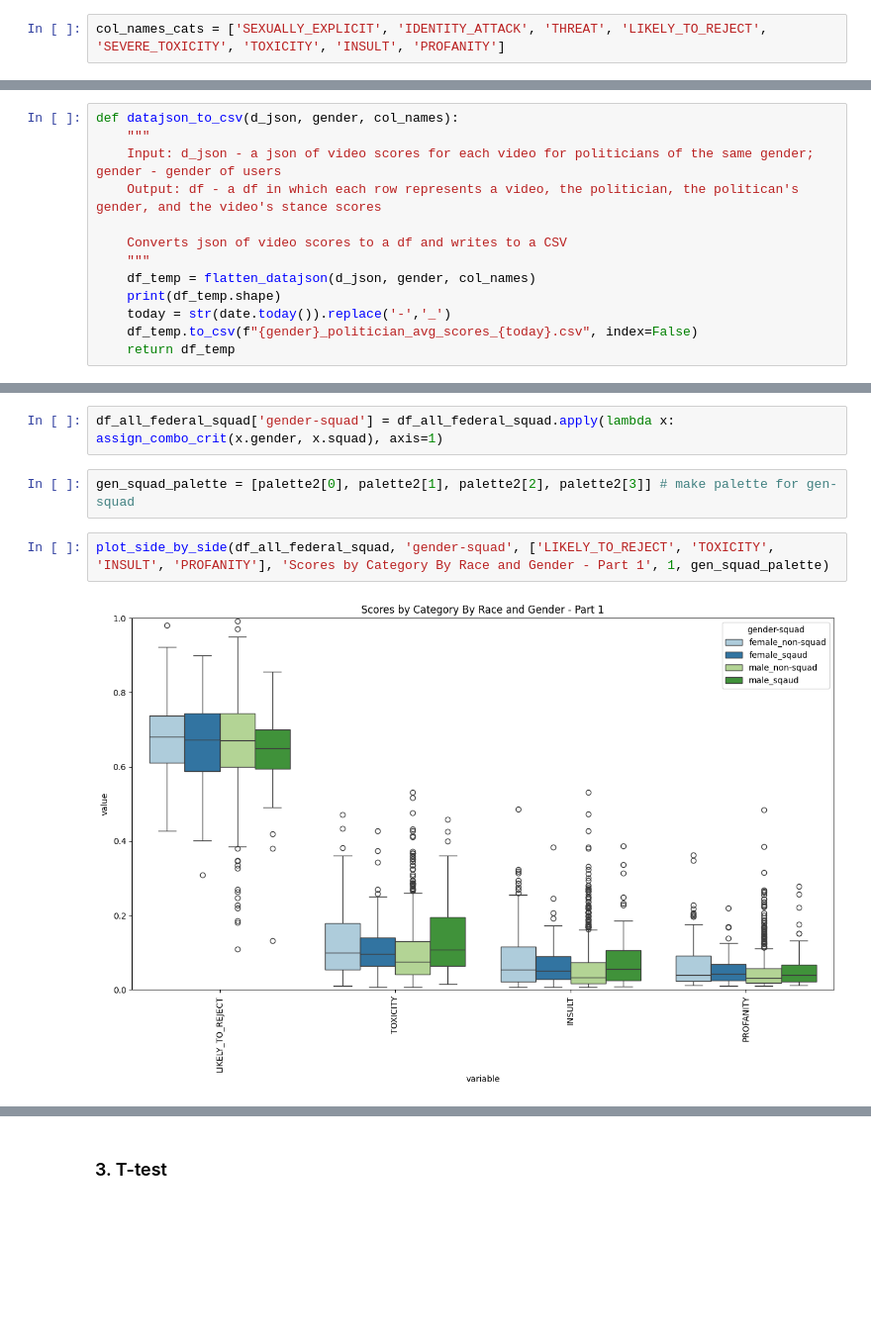
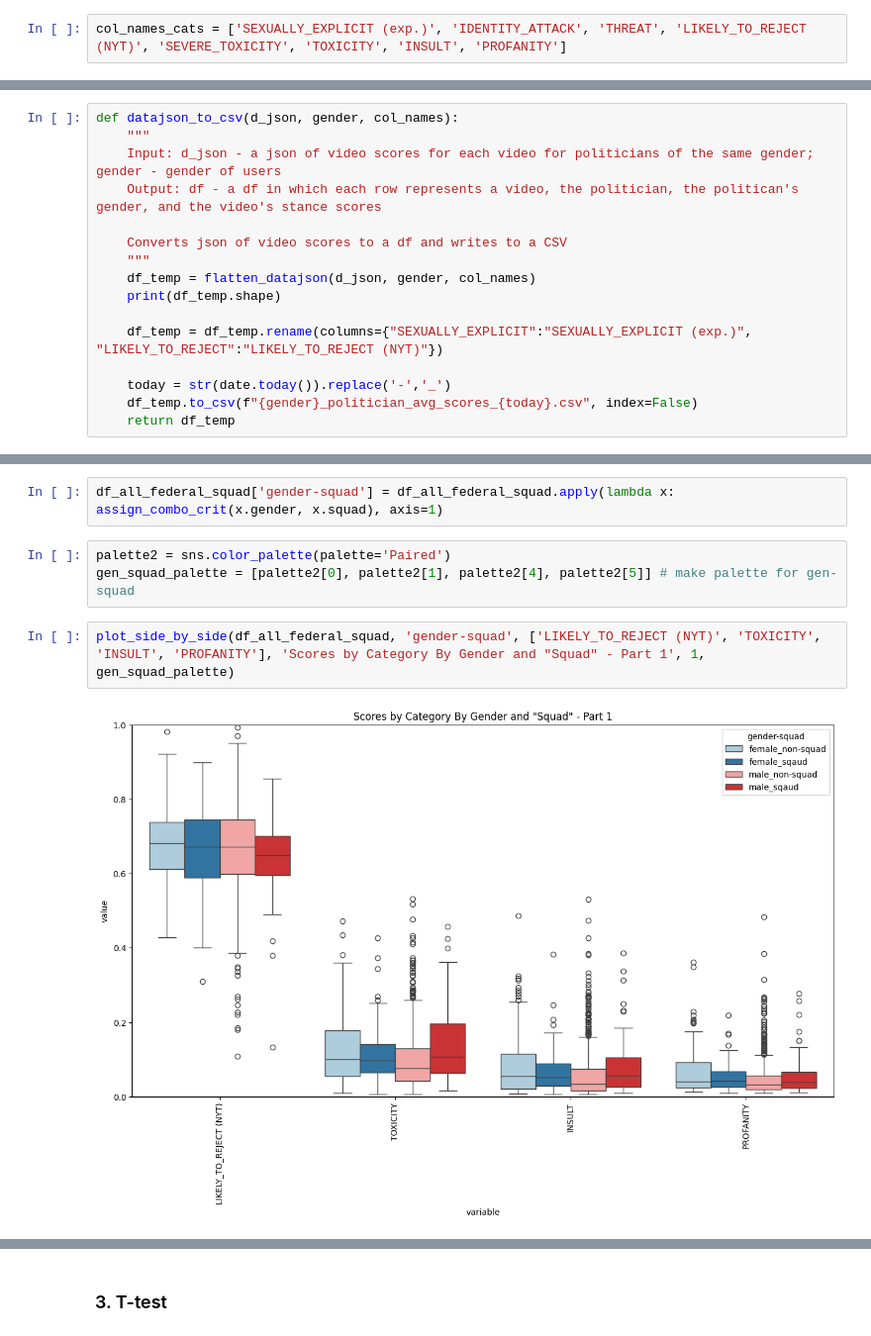
Before and after one commit to tsrogers9/CS315-proj3-group2, a Jupyter notebook: 2-analysis/stance_detection_analysis.ipynb, the cells around one changed output, grey strips where cells are left out. Shown at 99% size. Drawn from its saved outputs; the diff is of its cells as text; blank space fills up the shorter version.

```diff
--- a/2-analysis/stance_detection_analysis.ipynb
+++ b/2-analysis/stance_detection_analysis.ipynb
@@ -21,7 +21,7 @@ with open('female_data_scores.json') as inf:
 with open('male_data_scores.json') as inf:
     male_federal = json.load(inf)
 # %%
-col_names_cats = ['SEXUALLY_EXPLICIT', 'IDENTITY_ATTACK', 'THREAT', 'LIKELY_TO_REJECT', 'SEVERE_TOXICITY', 'TOXICITY', 'INSULT', 'PROFANITY']
+col_names_cats = ['SEXUALLY_EXPLICIT (exp.)', 'IDENTITY_ATTACK', 'THREAT', 'LIKELY_TO_REJECT (NYT)', 'SEVERE_TOXICITY', 'TOXICITY', 'INSULT', 'PROFANITY']
 # %%
 def flatten_datajson(d_json, gender, col_names_cats):
     """
@@ -107,6 +73,9 @@ def datajson_to_csv(d_json, gender, col_names):
     """
     df_temp = flatten_datajson(d_json, gender, col_names)
     print(df_temp.shape)
+
+    df_temp = df_temp.rename(columns={"SEXUALLY_EXPLICIT":"SEXUALLY_EXPLICIT (exp.)", "LIKELY_TO_REJECT":"LIKELY_TO_REJECT (NYT)"})
+
     today = str(date.today()).replace('-','_')
     df_temp.to_csv(f"{gender}_politician_avg_scores_{today}.csv", index=False)
     return df_temp
@@ -329,9 +286,10 @@ df_all_federal_squad = pd.concat([df_female_federal_squad, df_male_federal_squad
 # %%
 df_all_federal_squad['gender-squad'] = df_all_federal_squad.apply(lambda x: assign_combo_crit(x.gender, x.squad), axis=1)
 # %%
-gen_squad_palette = [palette2[0], palette2[1], palette2[2], palette2[3]] # make palette for gen-squad
+palette2 = sns.color_palette(palette='Paired')
+gen_squad_palette = [palette2[0], palette2[1], palette2[4], palette2[5]] # make palette for gen-squad
 # %%
-plot_side_by_side(df_all_federal_squad, 'gender-squad', ['LIKELY_TO_REJECT', 'TOXICITY', 'INSULT', 'PROFANITY'], 'Scores by Category By Race and Gender - Part 1', 1, gen_squad_palette)
+plot_side_by_side(df_all_federal_squad, 'gender-squad', ['LIKELY_TO_REJECT (NYT)', 'TOXICITY', 'INSULT', 'PROFANITY'], 'Scores by Category By Gender and "Squad" - Part 1', 1, gen_squad_palette)
 # %% [output]
-[figure, old version]
+[figure, new version]
 # %%
```
Also changed, not shown: parts of 21 cells of this notebook, 2 other files.
